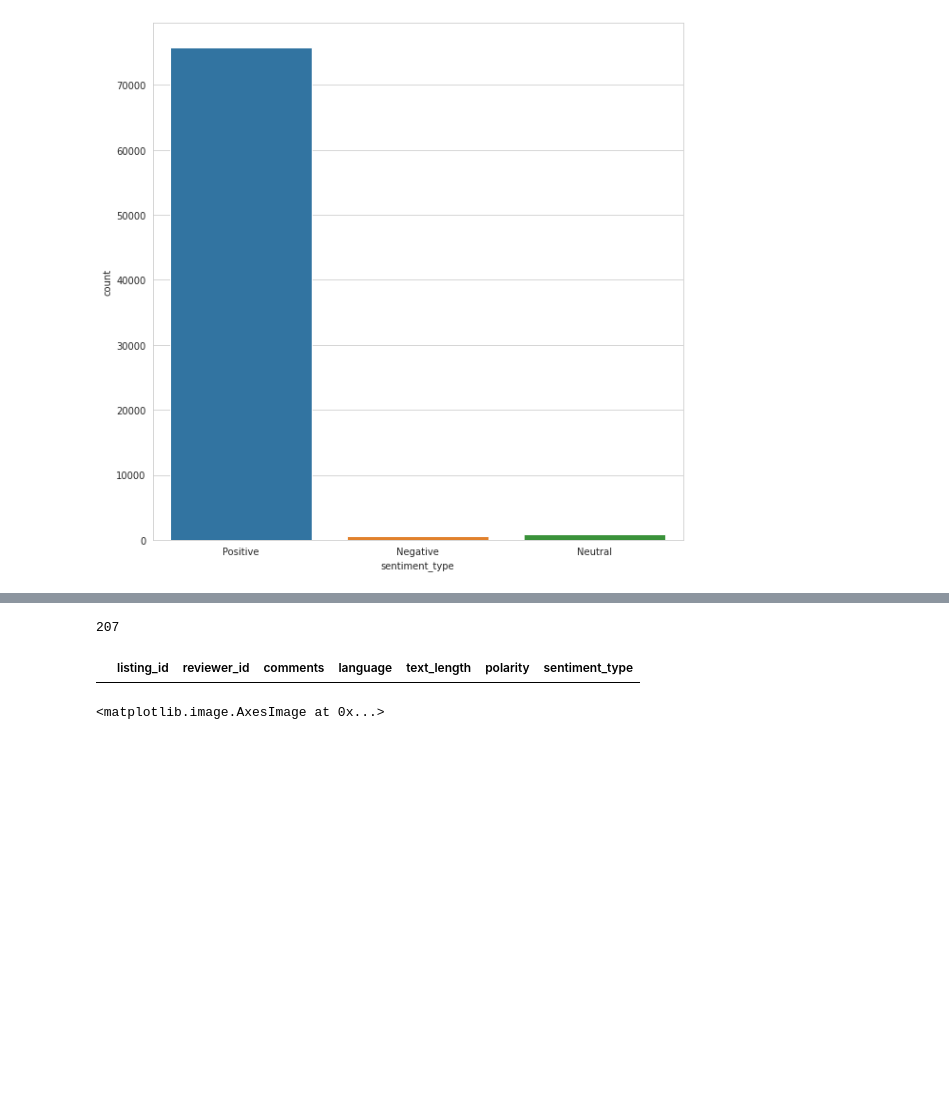
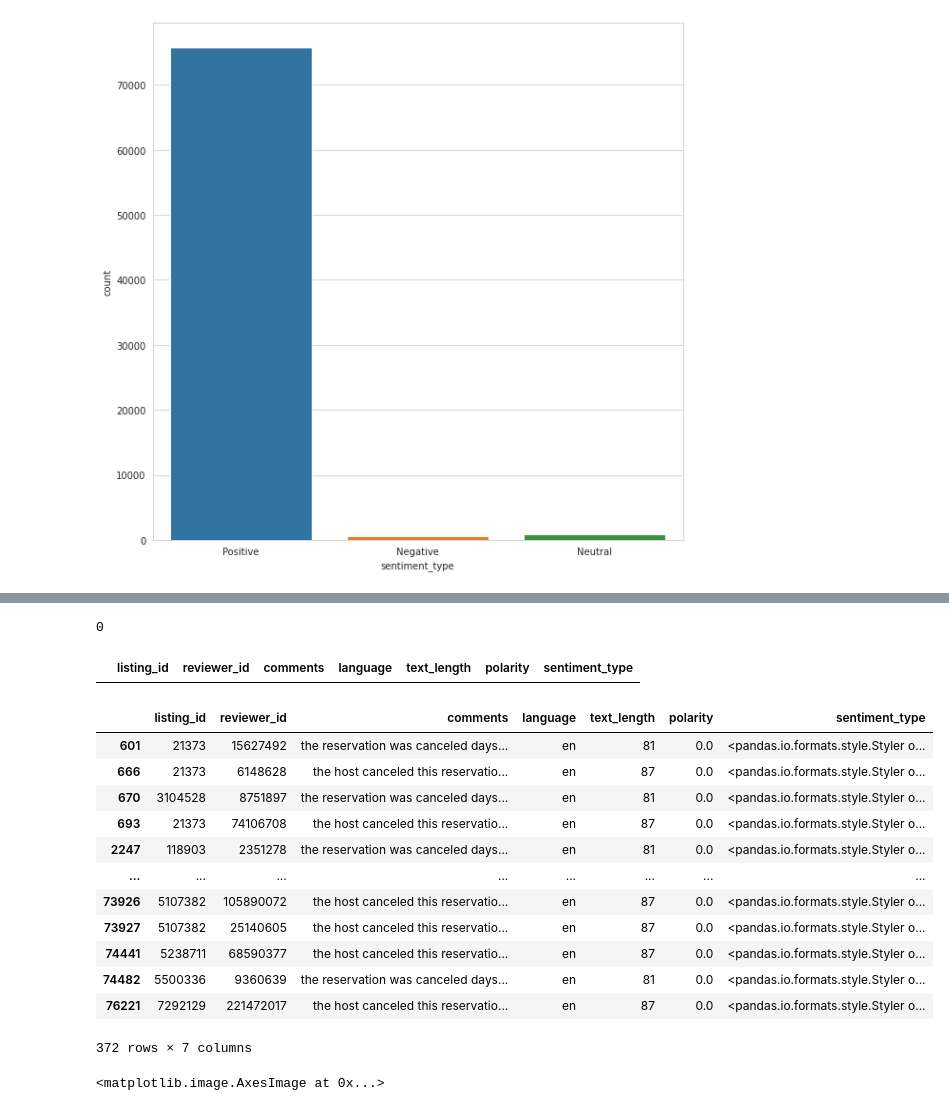
Before and after one commit to kamalova/Airbnb-Recommendation-Engine-NLP, a Jupyter notebook: dataload_EDA.ipynb, the cells around one changed output, grey strips where cells are left out. Drawn from its saved outputs; the diff is of its cells as text; code cells hidden in the pictures; blank space fills up the shorter version.

```diff
--- a/dataload_EDA.ipynb
+++ b/dataload_EDA.ipynb
@@ -428,4 +442,4 @@ df_reviews[df_reviews['sentiment_type']=='Neutral'][:10].style.bar(subset=['pola
 # %%
-df_reviews['comments'].str.match('The host canceled this reservation').sum()
+df_reviews['comments'].str.match('the host canceled this reservation days before arrival this is an automated posting	').sum()
 # %% [output]
-207
+0
@@ -434,9 +446,26 @@ discard = ["is an automated posting"]
 # %%
-df_reviews = df_reviews[df_reviews['comments'].str.contains('|'.join(discard))]
+#discard = ["is an automated posting"]
+#df_reviews = df_reviews[df_reviews['comments'].str.contains('|'.join(discard))]
 # %%
 df_reviews[df_reviews['sentiment_type']=='Neutral'][:15].style.bar(subset=['polarity'], align='mid', color=['#d65f5f', '#5fba7d'])
 # %% [output]
 |  | listing_id | reviewer_id | comments | language | text_length | polarity | sentiment_type |
+# %%
+df_reviews
+# %% [output]
+|  | listing_id | reviewer_id | comments | language | text_length | polarity | sentiment_type |
+| 601 | 21373 | 15627492 | the reservation was canceled days... | en | 81 | 0.0 | <pandas.io.formats.style.Styler o... |
+| 666 | 21373 | 6148628 | the host canceled this reservatio... | en | 87 | 0.0 | <pandas.io.formats.style.Styler o... |
+| 670 | 3104528 | 8751897 | the reservation was canceled days... | en | 81 | 0.0 | <pandas.io.formats.style.Styler o... |
+| 693 | 21373 | 74106708 | the host canceled this reservatio... | en | 87 | 0.0 | <pandas.io.formats.style.Styler o... |
+| 2247 | 118903 | 2351278 | the reservation was canceled days... | en | 81 | 0.0 | <pandas.io.formats.style.Styler o... |
+| ... | ... | ... | ... | ... | ... | ... | ... |
+| 73926 | 5107382 | 105890072 | the host canceled this reservatio... | en | 87 | 0.0 | <pandas.io.formats.style.Styler o... |
+| 73927 | 5107382 | 25140605 | the host canceled this reservatio... | en | 87 | 0.0 | <pandas.io.formats.style.Styler o... |
+| 74441 | 5238711 | 68590377 | the host canceled this reservatio... | en | 87 | 0.0 | <pandas.io.formats.style.Styler o... |
+| 74482 | 5500336 | 9360639 | the reservation was canceled days... | en | 81 | 0.0 | <pandas.io.formats.style.Styler o... |
+| 76221 | 7292129 | 221472017 | the host canceled this reservatio... | en | 87 | 0.0 | <pandas.io.formats.style.Styler o... |
+372 rows × 7 columns
 # %%
 pos_reviews = df_reviews[df_reviews['sentiment_type']=='Positive']
 # %%
```
Also changed, not shown: parts of 11 cells of this notebook.
